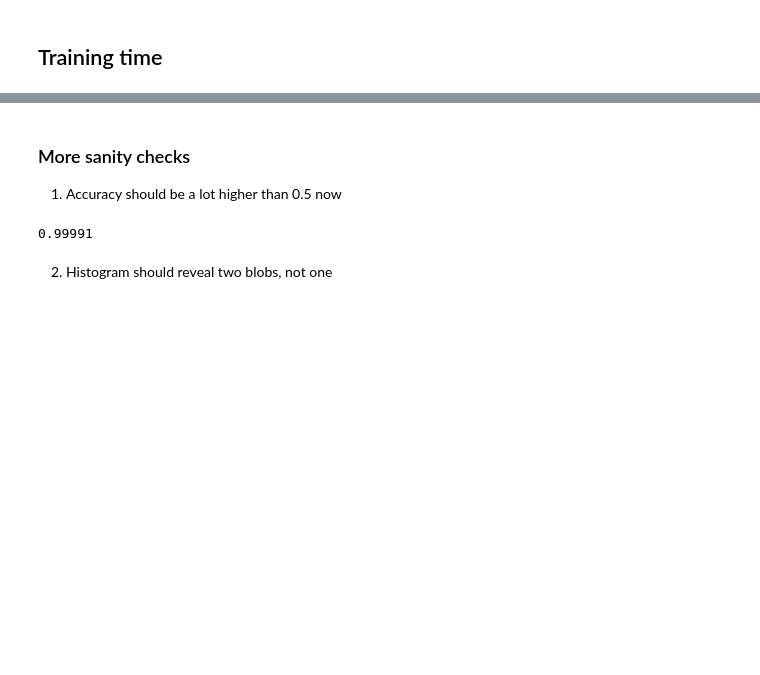
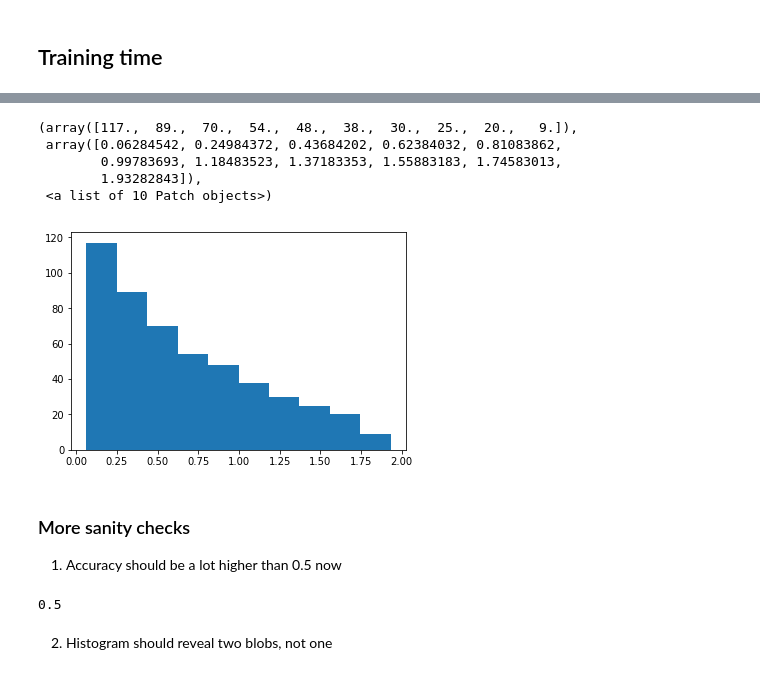
Before and after one commit to ramasesh/pytorch-advspheres, a Jupyter notebook: AdversarialSpheres.ipynb, the cells around one changed output, grey strips where cells are left out. Saved outputs shown, nothing was run; the diff lists cells and outputs as text; code cells hidden in the pictures; blank space fills up the shorter version.

```diff
--- a/AdversarialSpheres.ipynb
+++ b/AdversarialSpheres.ipynb
@@ -103,11 +99,20 @@ plt.plot(losses[190000:200000])
+# %%
+plt.hist(net1.alphas)
+# %% [output]
+(array([117.,  89.,  70.,  54.,  48.,  38.,  30.,  25.,  20.,   9.]),
+ array([0.06284542, 0.24984372, 0.43684202, 0.62384032, 0.81083862,
+        0.99783693, 1.18483523, 1.37183353, 1.55883183, 1.74583013,
+        1.93282843]),
+ <a list of 10 Patch objects>)
+[figure, added]
 # %% [markdown]
 ### More sanity checks
 
 1. Accuracy should be a lot higher than 0.5 now
 # %%
-utils.eval_accuracy(net1, 100000)
+utils.eval_accuracy(net1, 1000)
 # %% [output]
-0.99991
+0.5
 # %% [markdown]
 2. Histogram should reveal two blobs, not one
 # %%
```
Also changed, not shown: parts of 7 cells of this notebook, 1 other file.
